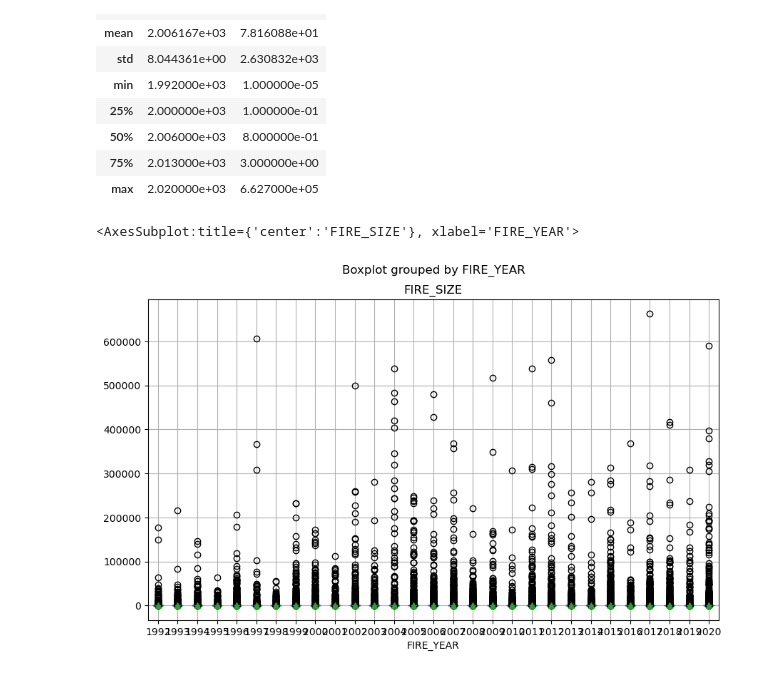
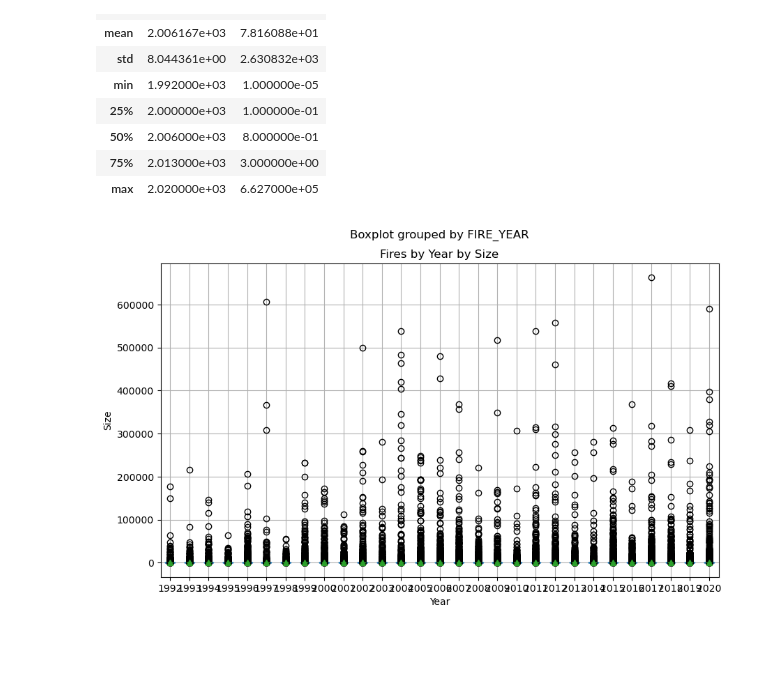
Before and after one commit to equitymarkets/group_project_3_wildfires, a Jupyter notebook: wildfires.ipynb, the cells around one changed output. Cells and saved outputs as stored; diff of their text form; code cells hidden in the pictures; blank space fills up the shorter version.

```diff
--- a/wildfires.ipynb
+++ b/wildfires.ipynb
@@ -164,13 +164,12 @@ fire_sizes_df.describe()
 | max | 2.020000e+03 | 6.627000e+05 |
 # %%
 fire_sizes_df.boxplot(column='FIRE_SIZE', by='FIRE_YEAR', figsize=(10,6), showmeans=True, notch=True)
-# plt.title("Fires by Year by Size")
-# plt.ylabel('Size')
-# plt.xlabel("Year")
-#plt.show()
+plt.title("Fires by Year by Size")
+plt.ylabel('Size')
+plt.xlabel("Year")
+plt.show()
 # %% [output]
-<AxesSubplot:title={'center':'FIRE_SIZE'}, xlabel='FIRE_YEAR'>
-[figure, old version]
+[figure, new version]
 # %%
 # fire_list = fires_df['DISCOVERY_DATE'].unique()
 fire_list = fires_df.groupby(by=[fires_df['DISCOVERY_DATE'].index.month, fires_df['DISCOVERY_DATE'].index.year])
```
Also changed, not shown: parts of 4 cells of this notebook, 6 other files.
